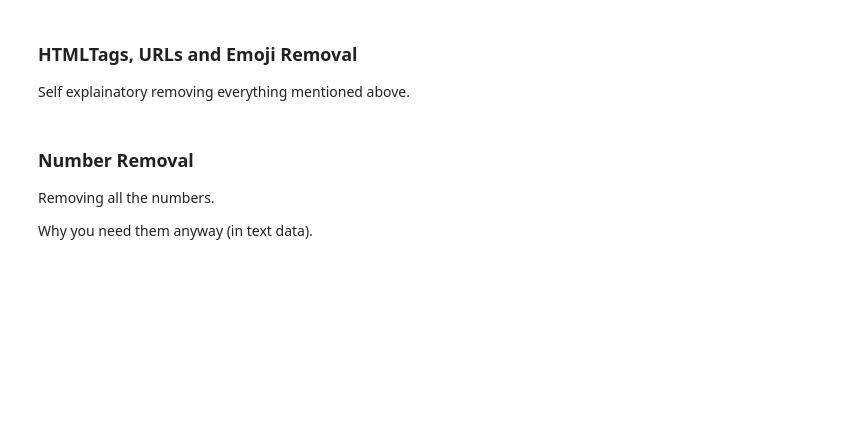
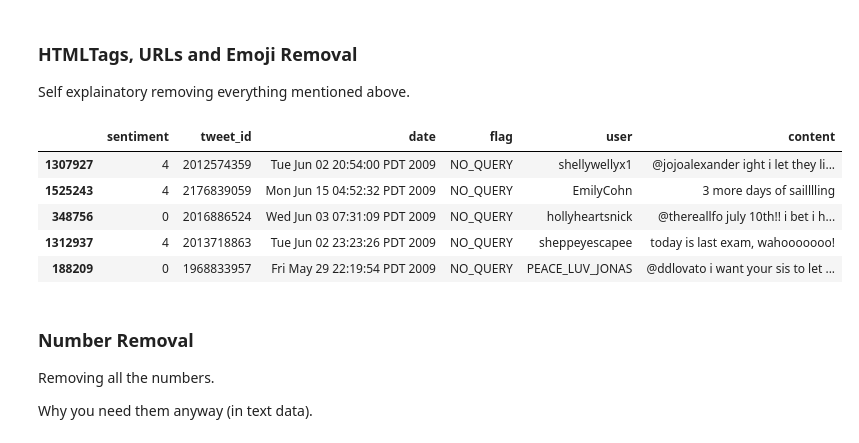
Before and after one commit to shruti-madhav/Sentiment_Analysis, a Jupyter notebook: Sentimnt_Analysis.ipynb, the cells around one changed output. Drawn from its saved outputs; the diff is of its cells as text; code cells hidden in the pictures; blank space fills up the shorter version.

```diff
--- a/Sentimnt_Analysis.ipynb
+++ b/Sentimnt_Analysis.ipynb
@@ -213,21 +196,28 @@ The_data['content']=The_data['content'].str.lower()
 Self explainatory removing everything mentioned above.
 # %%
 # for removing html tags from the text.
-The_data['content']=[nt.remove_html_tags(text) for text in The_data['content']]
+The_data['content'] = The_data['content'].apply(lambda text: nt.remove_html_tags(text))
 
 # for removing urls from the text.
-The_data['content']=[nt.remove_urls(text) for text in The_data['content']]
+The_data['content'] = The_data['content'].apply(lambda text: nt.remove_urls(text))
 
 # for removing emojis from the text.
-The_data['content']=[nt.remove_emojis(text) for text in The_data['content']]
-
+The_data['content'] = The_data['content'].apply(lambda text: nt.remove_emojis(text))
+The_data.head()
 
 # vaex_data['content'] = vaex_data['content'].apply(lambda text: nt.remove_html_tags(text))
 # vaex_data['content']= vaex_data['content'].apply(lambda text: nt.remove_urls(text))
 # vaex_data['content']= vaex_data['content'].apply(lambda text: nt.remove_emojis(text))
 # vaex_data['content']= vaex_data['content'].apply(lambda text: nt.remove_emails(text))
 
 # print(vaex_data['content'][:10])
+# %% [output]
+|  | sentiment | tweet_id | date | flag | user | content |
+| 1307927 | 4 | 2012574359 | Tue Jun 02 20:54:00 PDT 2009 | NO_QUERY | shellywellyx1 | @jojoalexander ight i let they li... |
+| 1525243 | 4 | 2176839059 | Mon Jun 15 04:52:32 PDT 2009 | NO_QUERY | EmilyCohn | 3 more days of sailllling |
+| 348756 | 0 | 2016886524 | Wed Jun 03 07:31:09 PDT 2009 | NO_QUERY | hollyheartsnick | @thereallfo july 10th!! i bet i h... |
+| 1312937 | 4 | 2013718863 | Tue Jun 02 23:23:26 PDT 2009 | NO_QUERY | sheppeyescapee | today is last exam, wahooooooo! |
+| 188209 | 0 | 1968833957 | Fri May 29 22:19:54 PDT 2009 | NO_QUERY | PEACE_LUV_JONAS | @ddlovato i want your sis to let ... |
 # %% [markdown]
 ### **Number Removal**
 
```
Also changed, not shown: parts of 21 cells of this notebook.
